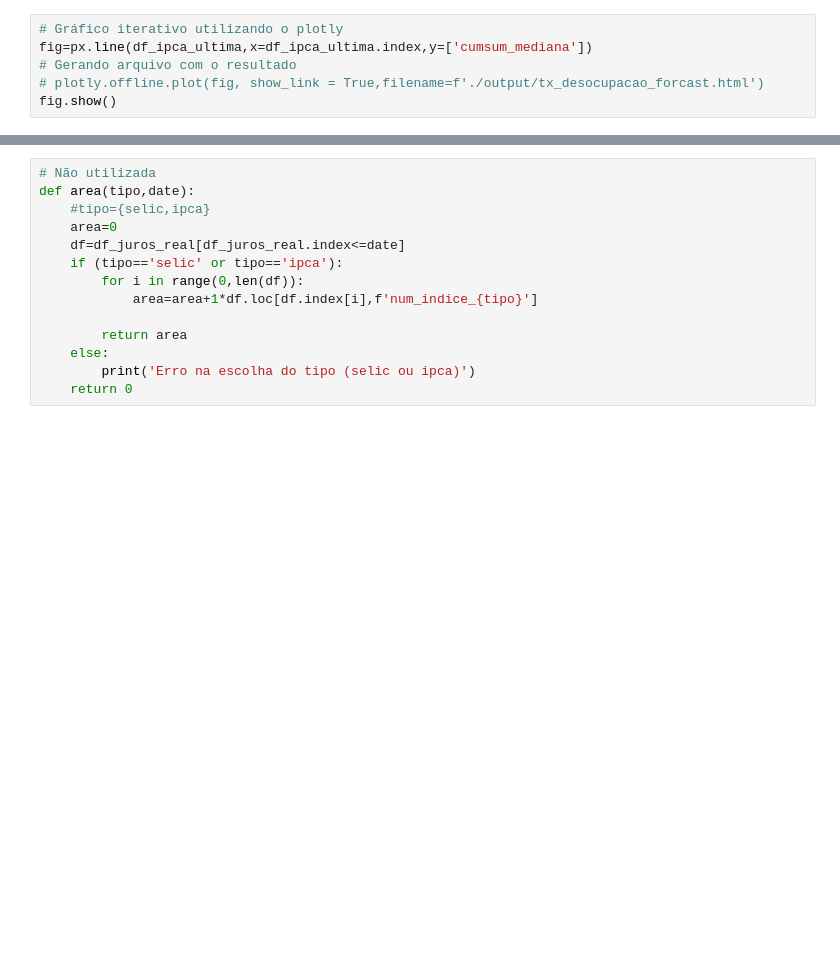
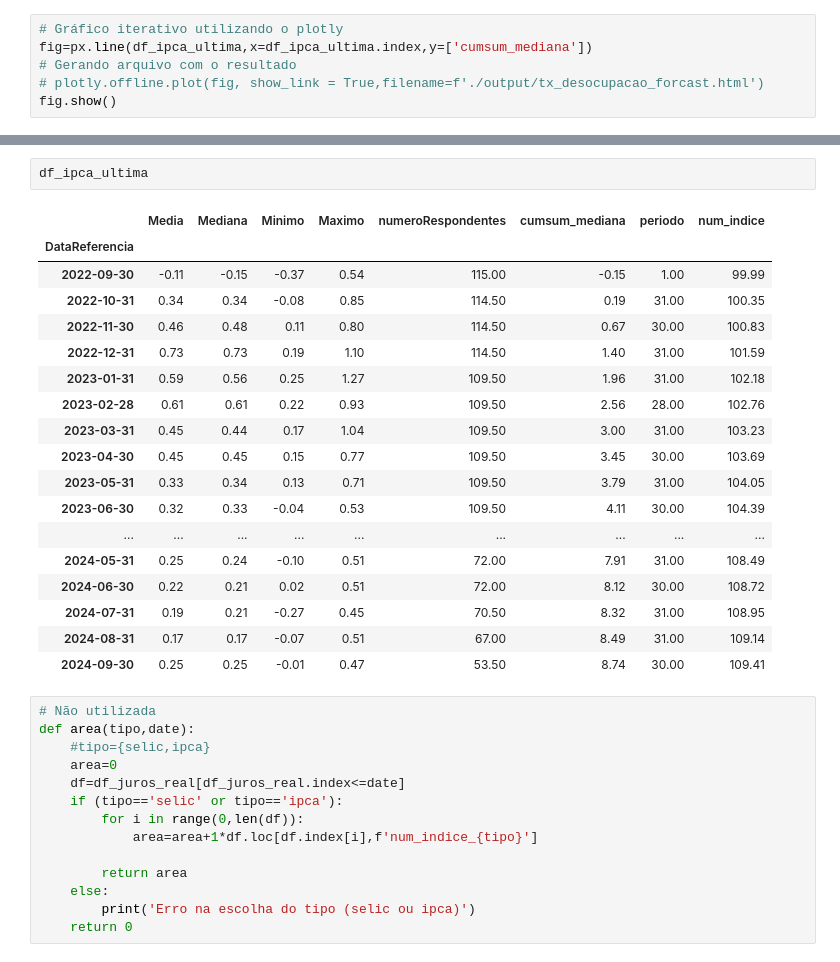
Before and after one commit to nobru01/BcB_Forcast, a Jupyter notebook: filtros.ipynb, the cells around one changed output, grey strips where cells are left out. Drawn from its saved outputs; the diff is of its cells as text; blank space fills up the shorter version.

```diff
--- a/filtros.ipynb
+++ b/filtros.ipynb
@@ -360,3 +377,24 @@ df_juros_real
+# %%
+df_ipca_ultima
+# %% [output]
+|  | Media | Mediana | Minimo | Maximo | numeroRespondentes | cumsum_mediana | periodo | num_indice |
+| DataReferencia |  |  |  |  |  |  |  |  |
+| 2022-09-30 | -0.11 | -0.15 | -0.37 | 0.54 | 115.00 | -0.15 | 1.00 | 99.99 |
+| 2022-10-31 | 0.34 | 0.34 | -0.08 | 0.85 | 114.50 | 0.19 | 31.00 | 100.35 |
+| 2022-11-30 | 0.46 | 0.48 | 0.11 | 0.80 | 114.50 | 0.67 | 30.00 | 100.83 |
+| 2022-12-31 | 0.73 | 0.73 | 0.19 | 1.10 | 114.50 | 1.40 | 31.00 | 101.59 |
+| 2023-01-31 | 0.59 | 0.56 | 0.25 | 1.27 | 109.50 | 1.96 | 31.00 | 102.18 |
+| 2023-02-28 | 0.61 | 0.61 | 0.22 | 0.93 | 109.50 | 2.56 | 28.00 | 102.76 |
+| 2023-03-31 | 0.45 | 0.44 | 0.17 | 1.04 | 109.50 | 3.00 | 31.00 | 103.23 |
+| 2023-04-30 | 0.45 | 0.45 | 0.15 | 0.77 | 109.50 | 3.45 | 30.00 | 103.69 |
+| 2023-05-31 | 0.33 | 0.34 | 0.13 | 0.71 | 109.50 | 3.79 | 31.00 | 104.05 |
+| 2023-06-30 | 0.32 | 0.33 | -0.04 | 0.53 | 109.50 | 4.11 | 30.00 | 104.39 |
+| ... | ... | ... | ... | ... | ... | ... | ... | ... |
+| 2024-05-31 | 0.25 | 0.24 | -0.10 | 0.51 | 72.00 | 7.91 | 31.00 | 108.49 |
+| 2024-06-30 | 0.22 | 0.21 | 0.02 | 0.51 | 72.00 | 8.12 | 30.00 | 108.72 |
+| 2024-07-31 | 0.19 | 0.21 | -0.27 | 0.45 | 70.50 | 8.32 | 31.00 | 108.95 |
+| 2024-08-31 | 0.17 | 0.17 | -0.07 | 0.51 | 67.00 | 8.49 | 31.00 | 109.14 |
+| 2024-09-30 | 0.25 | 0.25 | -0.01 | 0.47 | 53.50 | 8.74 | 30.00 | 109.41 |
 # %%
 # Não utilizada
 def area(tipo,date):
```
Also changed, not shown: parts of 15 cells of this notebook, 13 other files.
